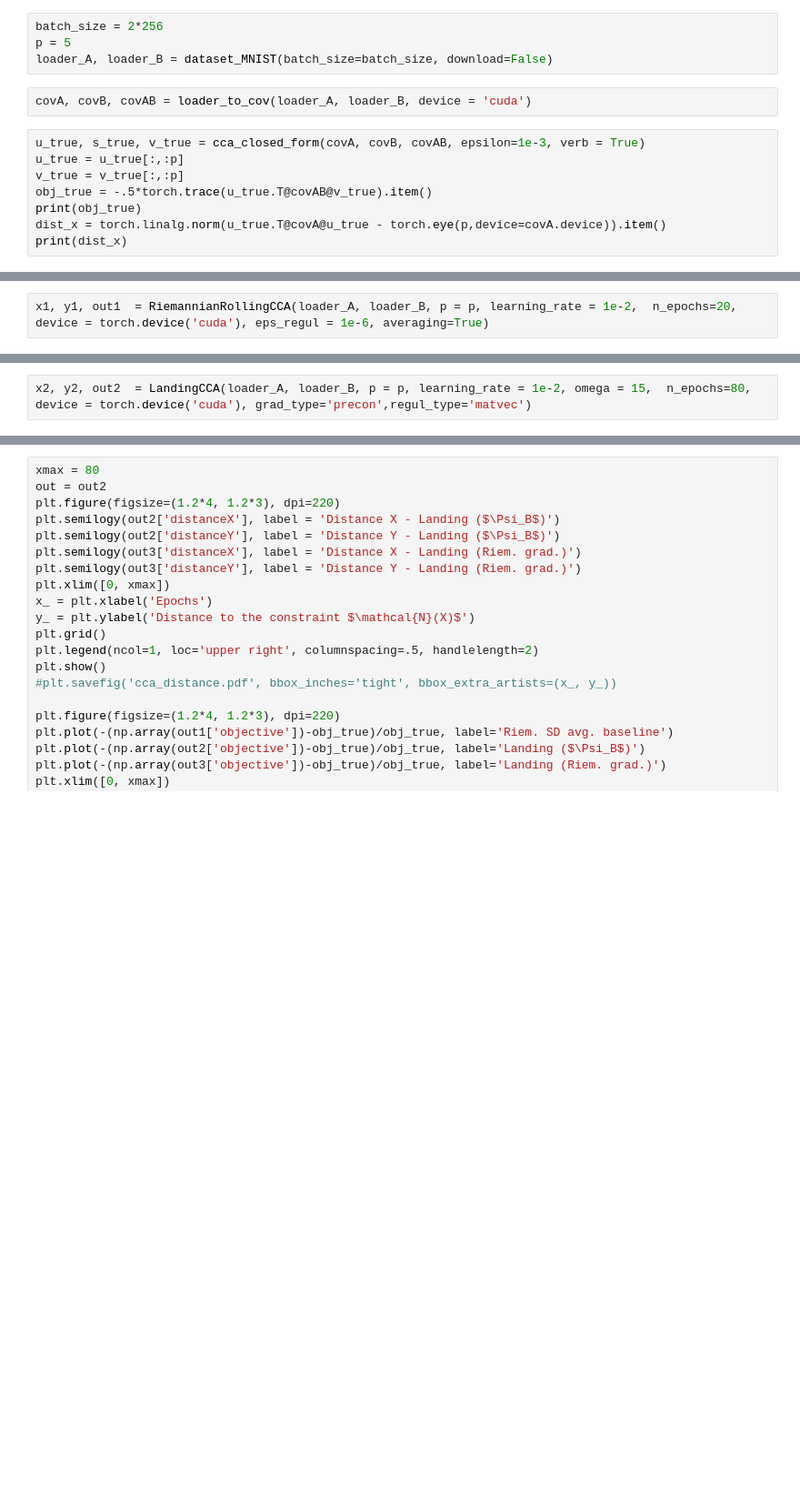
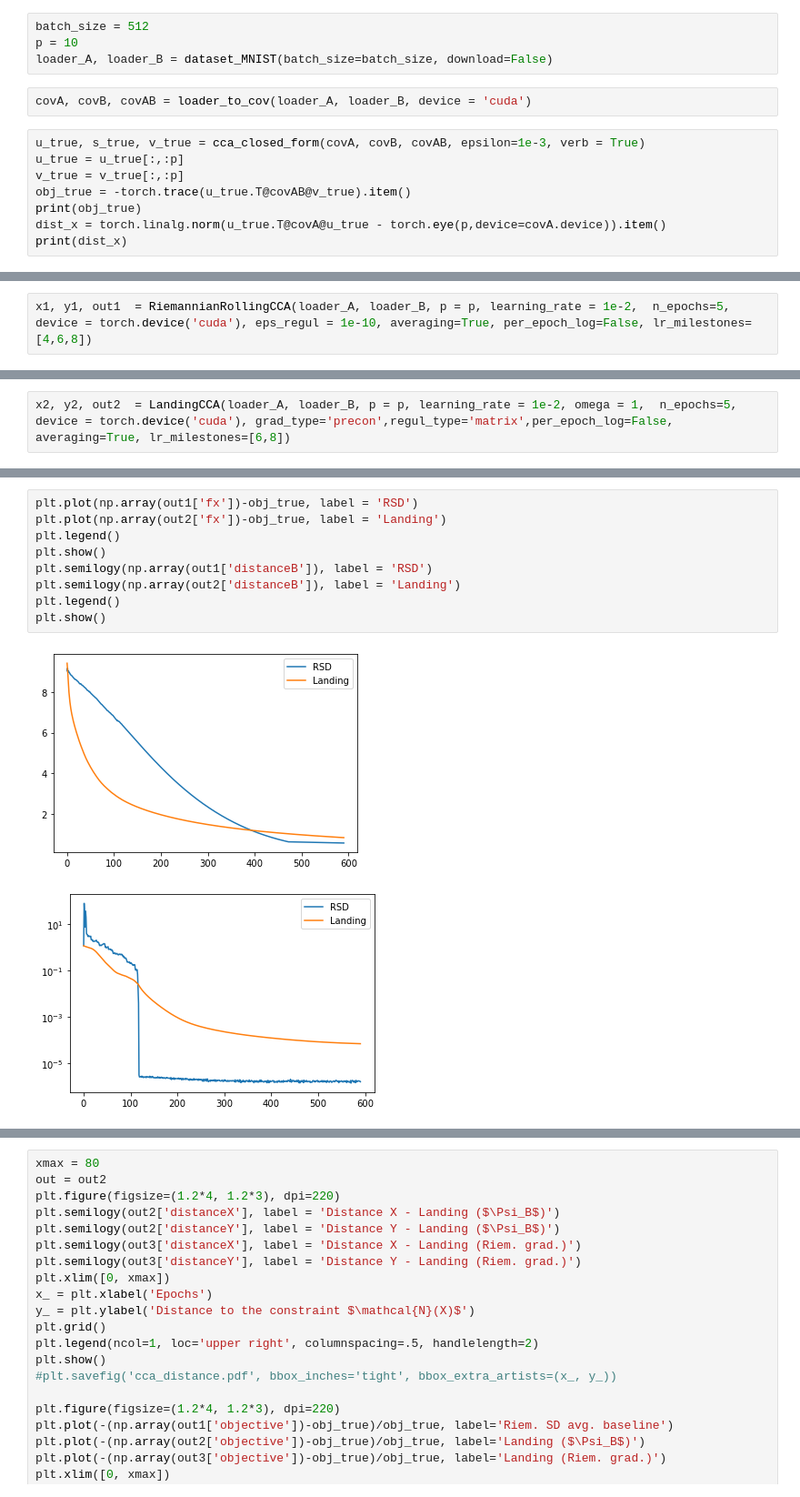
Before and after one commit to simonvary/landing-generalized-stiefel, a Jupyter notebook: test_resnet_cca.ipynb, the cells around one changed output, grey strips where cells are left out. Shown at 91% size. Saved outputs shown, nothing was run; the diff lists cells and outputs as text; blank space fills up the shorter version.

```diff
--- a/test_resnet_cca.ipynb
+++ b/test_resnet_cca.ipynb
@@ -24,8 +24,8 @@ from experiments.utils import *
 
 from scipy.linalg import eigh
 # %%
-batch_size = 2*256
-p = 5
+batch_size = 512
+p = 10
 loader_A, loader_B = dataset_MNIST(batch_size=batch_size, download=False)
 # %%
 covA, covB, covAB = loader_to_cov(loader_A, loader_B, device = 'cuda')
@@ -33,7 +33,7 @@ covA, covB, covAB = loader_to_cov(loader_A, loader_B, device = 'cuda')
 u_true, s_true, v_true = cca_closed_form(covA, covB, covAB, epsilon=1e-3, verb = True)
 u_true = u_true[:,:p]
 v_true = v_true[:,:p]
-obj_true = -.5*torch.trace(u_true.T@covAB@v_true).item()
+obj_true = -torch.trace(u_true.T@covAB@v_true).item()
 print(obj_true)
 dist_x = torch.linalg.norm(u_true.T@covA@u_true - torch.eye(p,device=covA.device)).item()
 print(dist_x)
@@ -48,3 +48,3 @@ computed everything!
 # %%
-x1, y1, out1  = RiemannianRollingCCA(loader_A, loader_B, p = p, learning_rate = 1e-2,  n_epochs=20, device = torch.device('cuda'), eps_regul = 1e-6, averaging=True)
+x1, y1, out1  = RiemannianRollingCCA(loader_A, loader_B, p = p, learning_rate = 1e-2,  n_epochs=5, device = torch.device('cuda'), eps_regul = 1e-10, averaging=True, per_epoch_log=False, lr_milestones=[4,6,8])
 # %% [output]
@@ -68,3 +68,3 @@ Dist Y: 0.00000
 # %%
-x2, y2, out2  = LandingCCA(loader_A, loader_B, p = p, learning_rate = 1e-2, omega = 15,  n_epochs=80, device = torch.device('cuda'), grad_type='precon',regul_type='matvec')
+x2, y2, out2  = LandingCCA(loader_A, loader_B, p = p, learning_rate = 1e-2, omega = 1,  n_epochs=5, device = torch.device('cuda'), grad_type='precon',regul_type='matrix',per_epoch_log=False, averaging=True, lr_milestones=[6,8])
 # %% [output]
@@ -88 +88,13 @@ Dist Y: 0.00060
+# %%
+plt.plot(np.array(out1['fx'])-obj_true, label = 'RSD')
+plt.plot(np.array(out2['fx'])-obj_true, label = 'Landing')
+plt.legend()
+plt.show()
+plt.semilogy(np.array(out1['distanceB']), label = 'RSD')
+plt.semilogy(np.array(out2['distanceB']), label = 'Landing')
+plt.legend()
+plt.show()
+# %% [output]
+[figure, added]
+[figure, added]
 # %%
```
Also changed, not shown: parts of 4 cells of this notebook, 14 other files.
